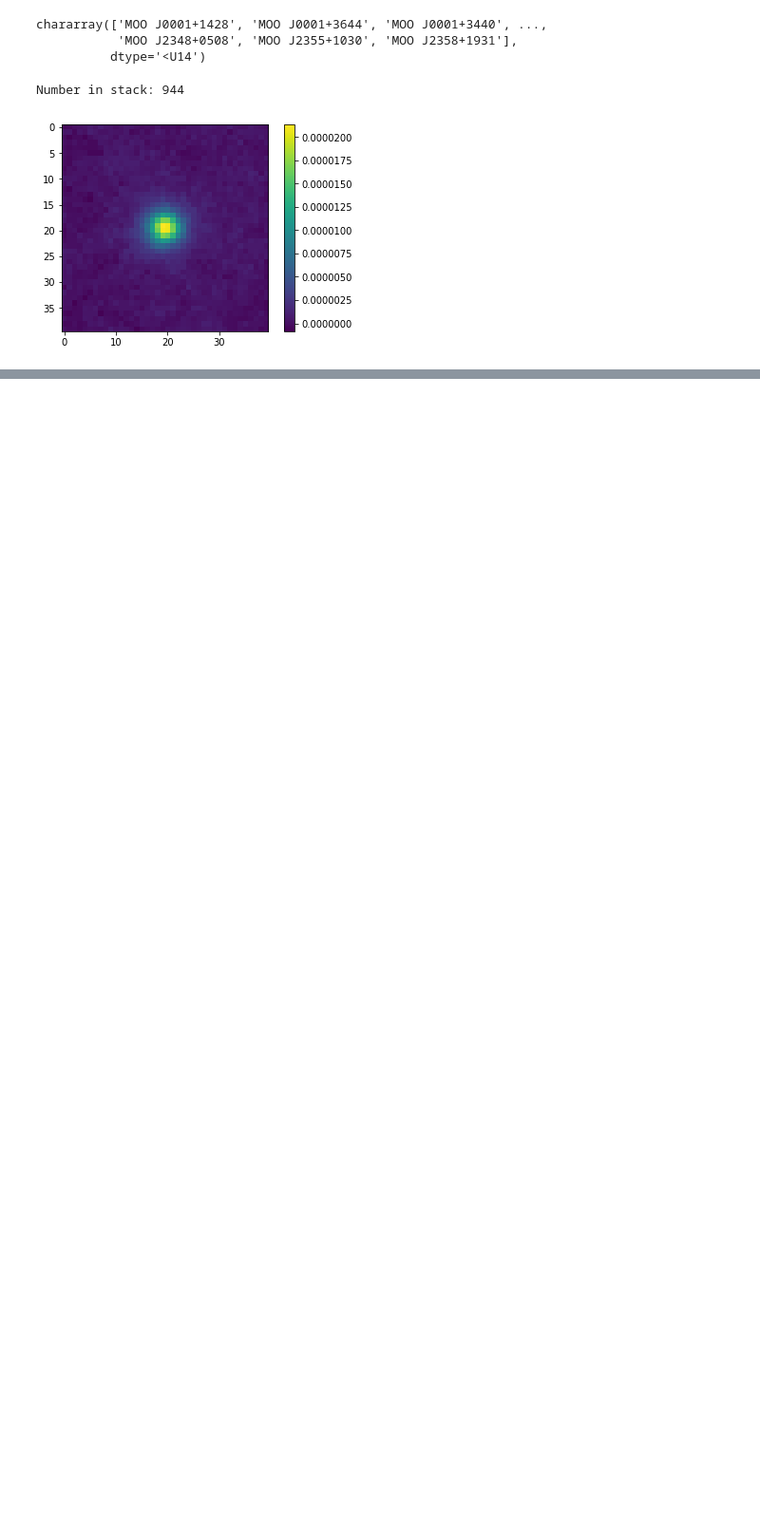
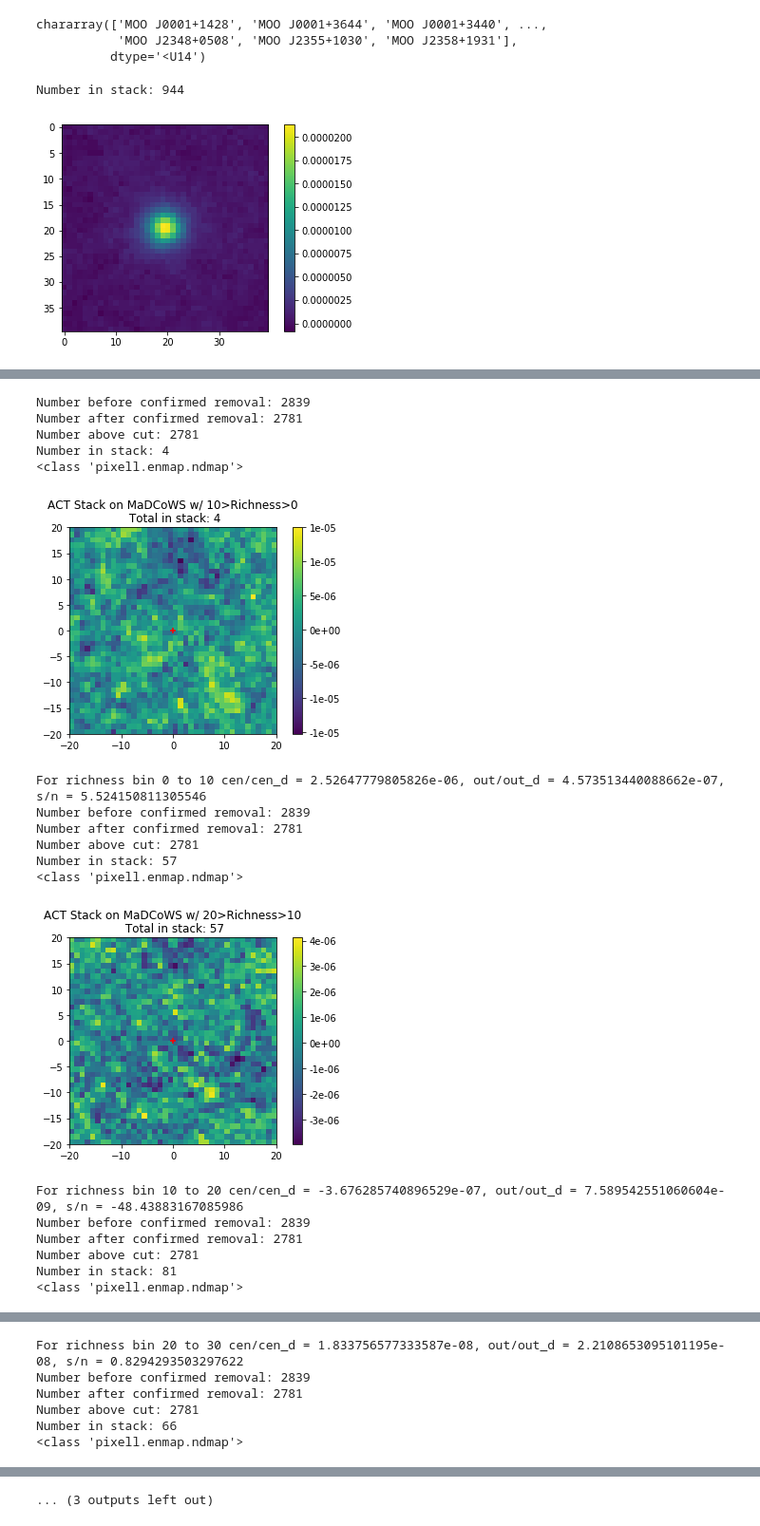
Before and after one commit to Sulla2012/madcowsclusters, a Jupyter notebook: madcows_y_stacker.ipynb, the cells around one changed output, grey strips where cells are left out. Shown: that part at 95% size. Cells and saved outputs as stored; diff of their text form; code cells hidden in the pictures; blank space fills up the shorter version.

Commit message:
Adding binning in richness

```diff
--- a/madcows_y_stacker.ipynb
+++ b/madcows_y_stacker.ipynb
@@ -218,0 +270,27 @@ MOO J2358+1836
+# %%
+for i in range(0, 100, 10):
+    a,b = stacker(mdcw_catalog, i, i+10, boss_map, boss_mask, d56_map, d56_mask)
+    if a == None:
+        print("For  richness bin {} to {}, no items in stack".format(i, i+10))
+        continue
+    print("For richness bin {} to {} cen/cen_d = {}, out/out_d = {}, s/n = {}".format(i, i+10, a, b, a/b))
+# %% [output]
+Number before confirmed removal: 2839
+Number after confirmed removal: 2781
+Number above cut: 2781
+Number in stack: 4
+<class 'pixell.enmap.ndmap'>
+[figure, added]
+For richness bin 0 to 10 cen/cen_d = 2.52647779805826e-06, out/out_d = 4.573513440088662e-07, s/n = 5.524150811305546
+Number before confirmed removal: 2839
+Number after confirmed removal: 2781
+Number above cut: 2781
+Number in stack: 57
+<class 'pixell.enmap.ndmap'>
+[figure, added]
+For richness bin 10 to 20 cen/cen_d = -3.676285740896529e-07, out/out_d = 7.589542551060604e-09, s/n = -48.43883167085986
+Number before confirmed removal: 2839
+Number after confirmed removal: 2781
+Number above cut: 2781
+Number in stack: 81
+<class 'pixell.enmap.ndmap'>
@@ -218,0 +298,6 @@ MOO J2358+1836
+For richness bin 20 to 30 cen/cen_d = 1.833756577333587e-08, out/out_d = 2.2108653095101195e-08, s/n = 0.8294293503297622
+Number before confirmed removal: 2839
+Number after confirmed removal: 2781
+Number above cut: 2781
+Number in stack: 66
+<class 'pixell.enmap.ndmap'>
@@ -218,0 +319 @@ MOO J2358+1836
+... (3 outputs left out)
```
Also changed, not shown: parts of 12 cells of this notebook, 16 other files.
